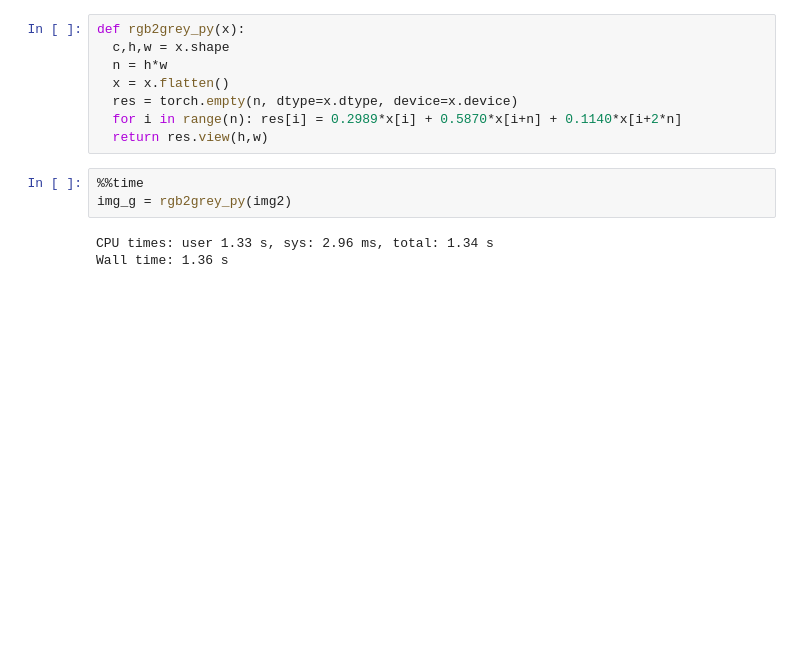
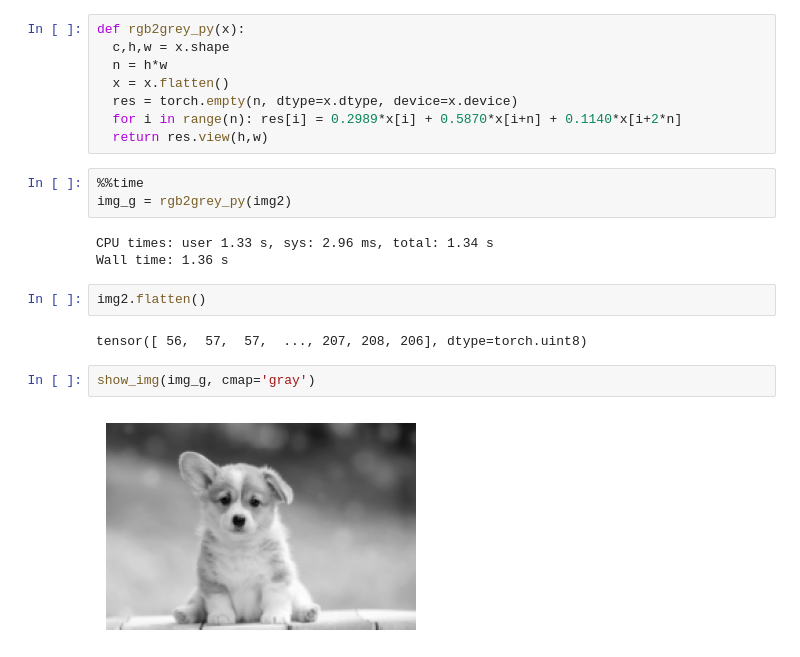
Before and after one commit to jvrjsanchez/jvrjsanchez.github.io, a Jupyter notebook: getting_started_cuda.ipynb, the cells around one changed output. Cells and saved outputs as stored; diff of their text form; blank space fills up the shorter version.

```diff
--- a/getting_started_cuda.ipynb
+++ b/getting_started_cuda.ipynb
@@ -50,3 +50,11 @@ img_g = rgb2grey_py(img2)
 # %% [output]
 CPU times: user 1.33 s, sys: 2.96 ms, total: 1.34 s
 Wall time: 1.36 s
+# %%
+img2.flatten()
+# %% [output]
+tensor([ 56,  57,  57,  ..., 207, 208, 206], dtype=torch.uint8)
+# %%
+show_img(img_g, cmap='gray')
+# %% [output]
+[figure, added]
```
